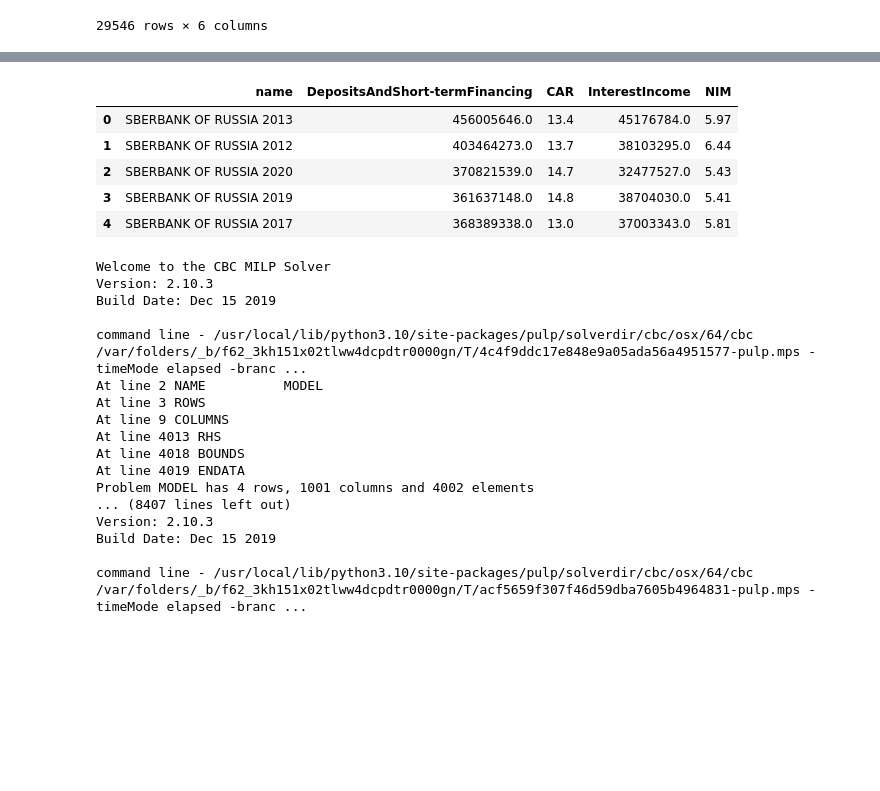
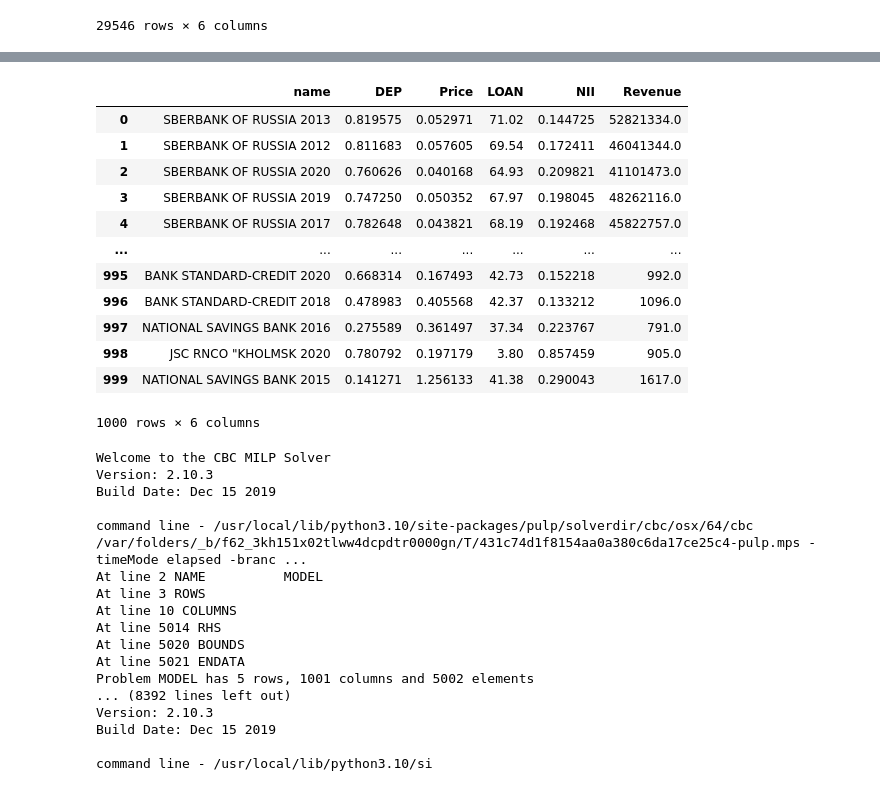
Before and after one commit to DilshodN/diploma2, a Jupyter notebook: diploma.ipynb, the cells around one changed output, grey strips where cells are left out. Cells and saved outputs as stored; diff of their text form; code cells hidden in the pictures; blank space fills up the shorter version.

```diff
--- a/diploma.ipynb
+++ b/diploma.ipynb
@@ -35,4 +42,4 @@ data['name'] = data['name'] + " " + data['year'].astype(str)
 data = data.rename_axis(None, axis=1)
 data = data.drop(columns=['year', 'Data', 'index'])
 data = data.sort_values(by=['TAssets'], ascending=False)
-data.index = np.arange(0, len(data))
+data = data.dropna()
@@ -66,0 +46,2 @@ data
+# %%
+data = data.set_index(np.arange(len(data)))
@@ -66,0 +69,4 @@ data
+# %%
+data['Revenue'] = data['InterestIncome'] + data['OtherOperatingIncome']
+data['Cost'] = (data['CIR'] / 100) *  data['Revenue']
+data['Price'] = data['Cost'] / (data['DEP'] * data['Assets'])
@@ -67,35 +89,42 @@ data
 # %%
-dea_features = data[['name', 'DepositsAndShort-termFinancing', 'CAR', 'InterestIncome', 'NIM']]
+dea_features = data[['name', 'DEP', 'Price', 'LOAN', 'NII', 'Revenue']]
 # %%
-dea_features.head()
+dea_features
 # %% [output]
-|  | name | DepositsAndShort-termFinancing | CAR | InterestIncome | NIM |
-| 0 | SBERBANK OF RUSSIA 2013 | 456005646.0 | 13.4 | 45176784.0 | 5.97 |
-| 1 | SBERBANK OF RUSSIA 2012 | 403464273.0 | 13.7 | 38103295.0 | 6.44 |
-| 2 | SBERBANK OF RUSSIA 2020 | 370821539.0 | 14.7 | 32477527.0 | 5.43 |
-| 3 | SBERBANK OF RUSSIA 2019 | 361637148.0 | 14.8 | 38704030.0 | 5.41 |
-| 4 | SBERBANK OF RUSSIA 2017 | 368389338.0 | 13.0 | 37003343.0 | 5.81 |
+|  | name | DEP | Price | LOAN | NII | Revenue |
+| 0 | SBERBANK OF RUSSIA 2013 | 0.819575 | 0.052971 | 71.02 | 0.144725 | 52821334.0 |
+| 1 | SBERBANK OF RUSSIA 2012 | 0.811683 | 0.057605 | 69.54 | 0.172411 | 46041344.0 |
+| 2 | SBERBANK OF RUSSIA 2020 | 0.760626 | 0.040168 | 64.93 | 0.209821 | 41101473.0 |
+| 3 | SBERBANK OF RUSSIA 2019 | 0.747250 | 0.050352 | 67.97 | 0.198045 | 48262116.0 |
+| 4 | SBERBANK OF RUSSIA 2017 | 0.782648 | 0.043821 | 68.19 | 0.192468 | 45822757.0 |
+| ... | ... | ... | ... | ... | ... | ... |
+| 995 | BANK STANDARD-CREDIT 2020 | 0.668314 | 0.167493 | 42.73 | 0.152218 | 992.0 |
+| 996 | BANK STANDARD-CREDIT 2018 | 0.478983 | 0.405568 | 42.37 | 0.133212 | 1096.0 |
+| 997 | NATIONAL SAVINGS BANK 2016 | 0.275589 | 0.361497 | 37.34 | 0.223767 | 791.0 |
+| 998 | JSC RNCO "KHOLMSK 2020 | 0.780792 | 0.197179 | 3.80 | 0.857459 | 905.0 |
+| 999 | NATIONAL SAVINGS BANK 2015 | 0.141271 | 1.256133 | 41.38 | 0.290043 | 1617.0 |
+1000 rows × 6 columns
 # %%
 dea = EnvelopDEA(frontier="CRS", orient="in")
-dea.fit(inputs=dea_features[['DepositsAndShort-termFinancing', 'CAR']].to_numpy(), outputs=dea_features[['InterestIncome', 'NIM']].to_numpy())
+dea.fit(inputs=dea_features[['DEP', 'Price']].to_numpy(), outputs=dea_features[['LOAN', 'NII', 'Revenue']].to_numpy())
 # %% [output]
 Welcome to the CBC MILP Solver
 Version: 2.10.3
 Build Date: Dec 15 2019
 
-command line - /usr/local/lib/python3.10/site-packages/pulp/solverdir/cbc/osx/64/cbc /var/folders/_b/f62_3kh151x02tlww4dcpdtr0000gn/T/4c4f9ddc17e848e9a05ada56a4951577-pulp.mps -timeMode elapsed -branc ...
+command line - /usr/local/lib/python3.10/site-packages/pulp/solverdir/cbc/osx/64/cbc /var/folders/_b/f62_3kh151x02tlww4dcpdtr0000gn/T/431c74d1f8154aa0a380c6da17ce25c4-pulp.mps -timeMode elapsed -branc ...
 At line 2 NAME          MODEL
 At line 3 ROWS
-At line 9 COLUMNS
-At line 4013 RHS
-At line 4018 BOUNDS
-At line 4019 ENDATA
-Problem MODEL has 4 rows, 1001 columns and 4002 elements
-... (8407 lines left out)
+At line 10 COLUMNS
+At line 5014 RHS
+At line 5020 BOUNDS
+At line 5021 ENDATA
+Problem MODEL has 5 rows, 1001 columns and 5002 elements
+... (8392 lines left out)
 Version: 2.10.3
 Build Date: Dec 15 2019
 
-command line - /usr/local/lib/python3.10/site-packages/pulp/solverdir/cbc/osx/64/cbc /var/folders/_b/f62_3kh151x02tlww4dcpdtr0000gn/T/acf5659f307f46d59dba7605b4964831-pulp.mps -timeMode elapsed -branc ...
+command line - /usr/local/lib/python3.10/si
 # %%
 eff_dmu = [r.dmu for r in dea.result if r.is_efficient]
 ineff_dmu = [r.dmu for r in dea.result if r.is_efficient != 1]
```
Also changed, not shown: parts of 34 cells of this notebook.
